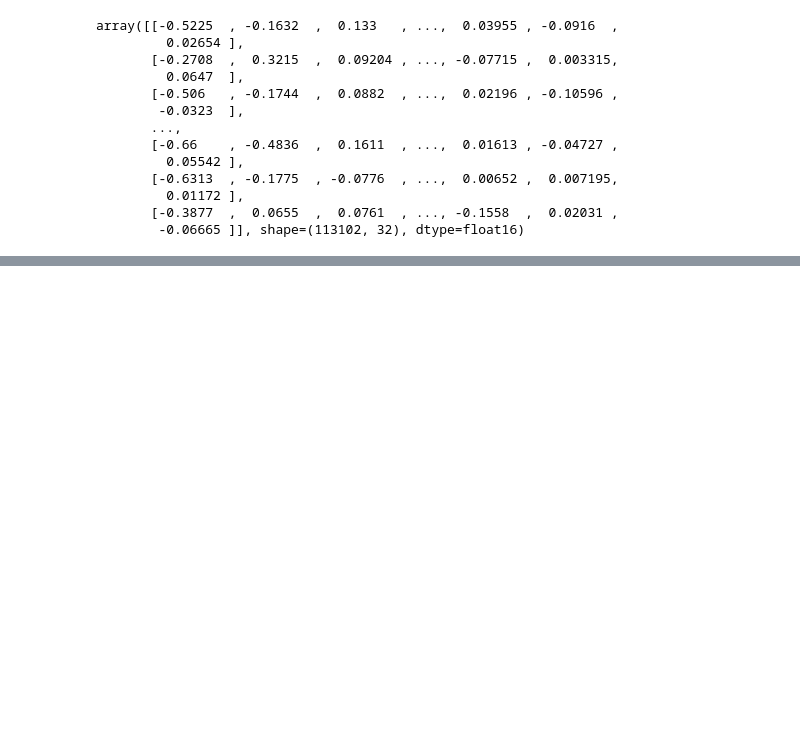
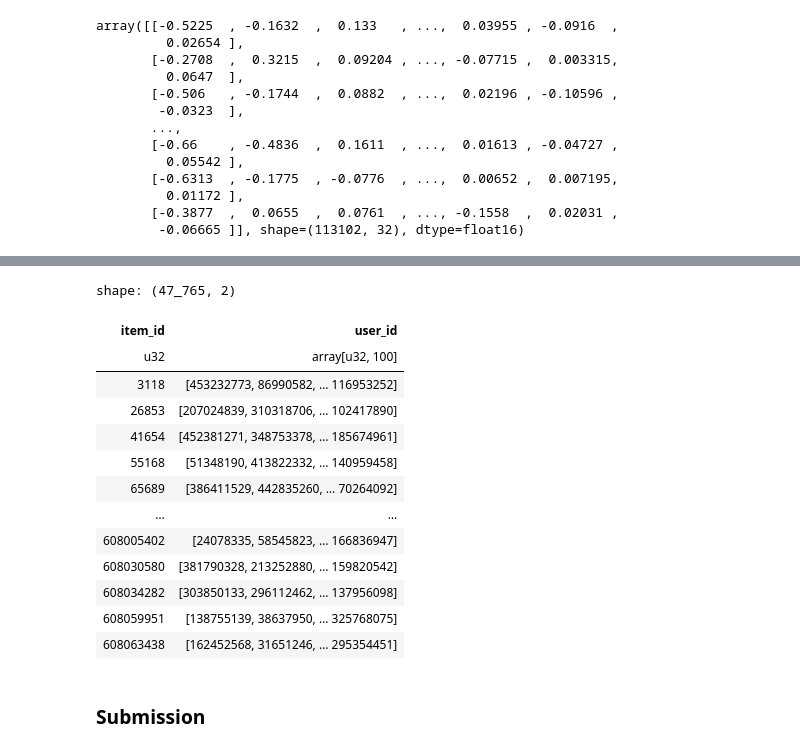
Before and after one commit to d-desiatkin/VK-LSVD-competition, a Jupyter notebook: data_processing.ipynb, the cells around one changed output, grey strips where cells are left out. Cells and saved outputs as stored; diff of their text form; code cells hidden in the pictures; blank space fills up the shorter version.

```diff
--- a/data_processing.ipynb
+++ b/data_processing.ipynb
@@ -941,2 +1002,23 @@ submission = pl.DataFrame({"item_id": query_iid, "user_id": result})
 # %%
 submission.write_parquet('submission.parquet')
+# %%
+df = pl.read_parquet('submission5.parquet')
+# %%
+df
+# %% [output]
+shape: (47_765, 2)
+| item_id | user_id |
+| u32 | array[u32, 100] |
+| 3118 | [453232773, 86990582, … 116953252] |
+| 26853 | [207024839, 310318706, … 102417890] |
+| 41654 | [452381271, 348753378, … 185674961] |
+| 55168 | [51348190, 413822332, … 140959458] |
+| 65689 | [386411529, 442835260, … 70264092] |
+| … | … |
+| 608005402 | [24078335, 58545823, … 166836947] |
+| 608030580 | [381790328, 213252880, … 159820542] |
+| 608034282 | [303850133, 296112462, … 137956098] |
+| 608059951 | [138755139, 38637950, … 325768075] |
+| 608063438 | [162452568, 31651246, … 295354451] |
+# %% [markdown]
+### Submission
```
Also changed, not shown: parts of 9 cells of this notebook.
